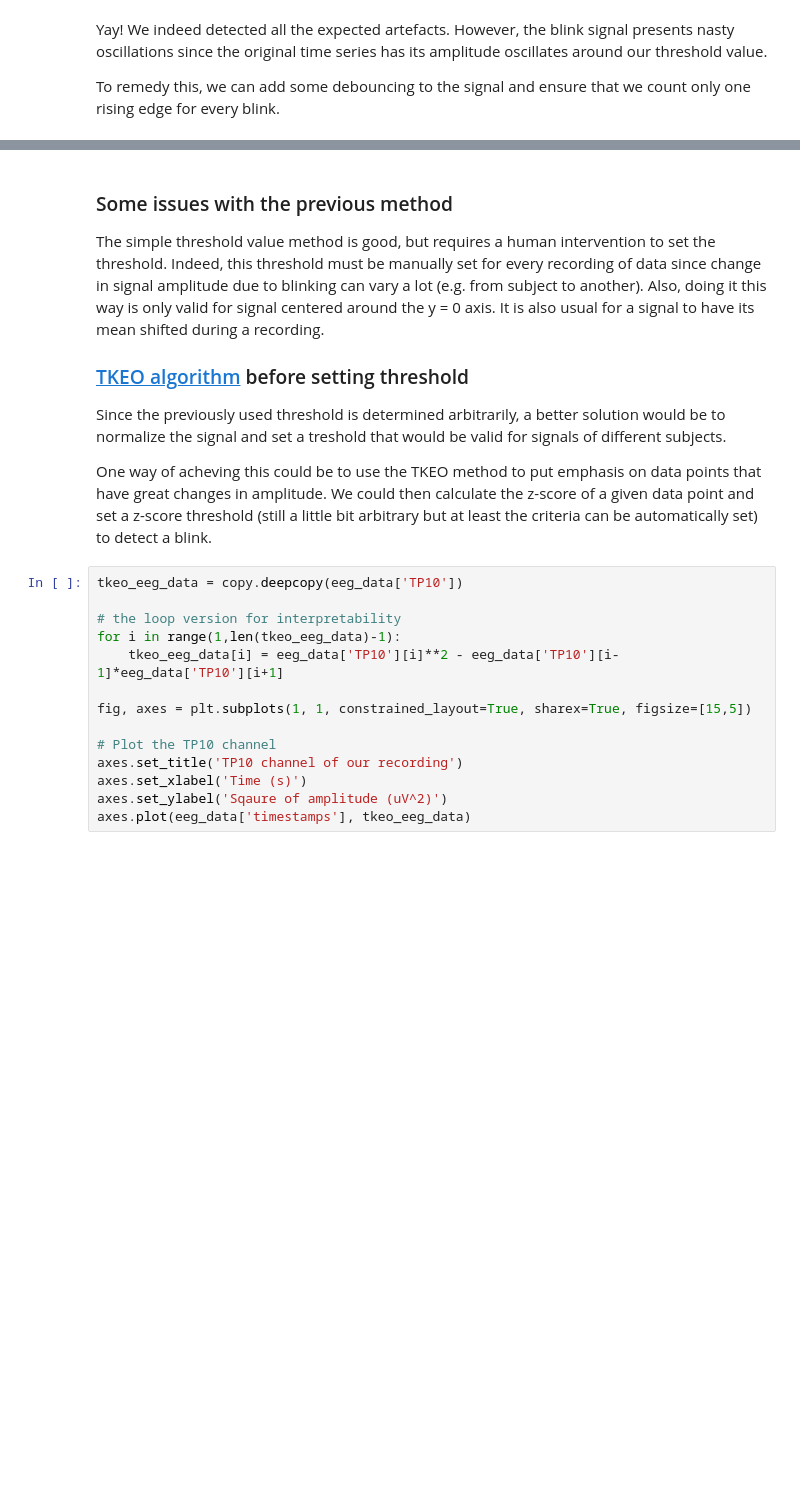
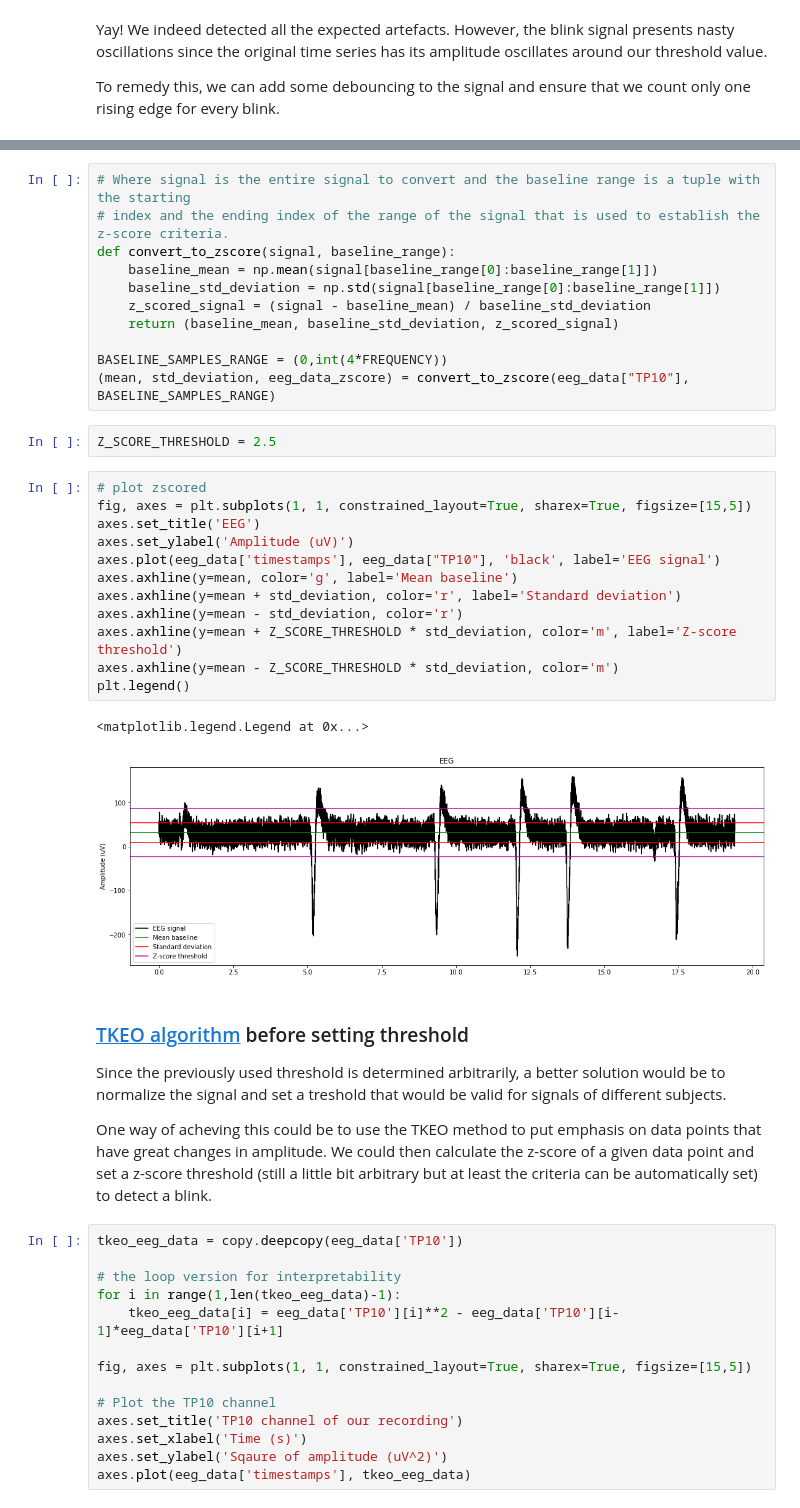
Before and after one commit to PolyCortex/onboarding-challenge, a Jupyter notebook: onboarding-challenge.ipynb, the cells around one changed output, grey strips where cells are left out. Cells and saved outputs as stored; diff of their text form; blank space fills up the shorter version.

Commit message:
added z-score and cleaned explanations

```diff
--- a/onboarding-challenge.ipynb
+++ b/onboarding-challenge.ipynb
@@ -160,7 +175,32 @@ axes[1].plot(eeg_data['timestamps'], blink_data)
+# %%
+# Where signal is the entire signal to convert and the baseline range is a tuple with the starting
+# index and the ending index of the range of the signal that is used to establish the z-score criteria.
+def convert_to_zscore(signal, baseline_range):
+    baseline_mean = np.mean(signal[baseline_range[0]:baseline_range[1]])
+    baseline_std_deviation = np.std(signal[baseline_range[0]:baseline_range[1]])
+    z_scored_signal = (signal - baseline_mean) / baseline_std_deviation
+    return (baseline_mean, baseline_std_deviation, z_scored_signal)
+
+BASELINE_SAMPLES_RANGE = (0,int(4*FREQUENCY))
+(mean, std_deviation, eeg_data_zscore) = convert_to_zscore(eeg_data["TP10"], BASELINE_SAMPLES_RANGE)
+# %%
+Z_SCORE_THRESHOLD = 2.5
+# %%
+# plot zscored
+fig, axes = plt.subplots(1, 1, constrained_layout=True, sharex=True, figsize=[15,5])
+axes.set_title('EEG')
+axes.set_ylabel('Amplitude (uV)')
+axes.plot(eeg_data['timestamps'], eeg_data["TP10"], 'black', label='EEG signal')
+axes.axhline(y=mean, color='g', label='Mean baseline')
+axes.axhline(y=mean + std_deviation, color='r', label='Standard deviation')
+axes.axhline(y=mean - std_deviation, color='r')
+axes.axhline(y=mean + Z_SCORE_THRESHOLD * std_deviation, color='m', label='Z-score threshold')
+axes.axhline(y=mean - Z_SCORE_THRESHOLD * std_deviation, color='m')
+plt.legend()
+# %% [output]
+<matplotlib.legend.Legend at 0x...>
+[figure, added]
 # %% [markdown]
-### Some issues with the previous method
-The simple threshold value method is good, but requires a human intervention to set the threshold. Indeed, this threshold must be manually set for every recording of data since change in signal amplitude due to blinking can vary a lot (e.g. from subject to another). Also, doing it this way is only valid for signal centered around the y = 0 axis. It is also usual for a signal to have its mean shifted during a recording.
-
 ### [TKEO algorithm](https://drive.google.com/open?id=1N9ARGXhnCmY9S7QUc8uIdMRM9L1OF6Ao) before setting threshold
 Since the previously used threshold is determined arbitrarily, a better solution would be to normalize the signal and set a treshold that would be valid for signals of different subjects.
 
```
Also changed, not shown: parts of 11 cells of this notebook.
